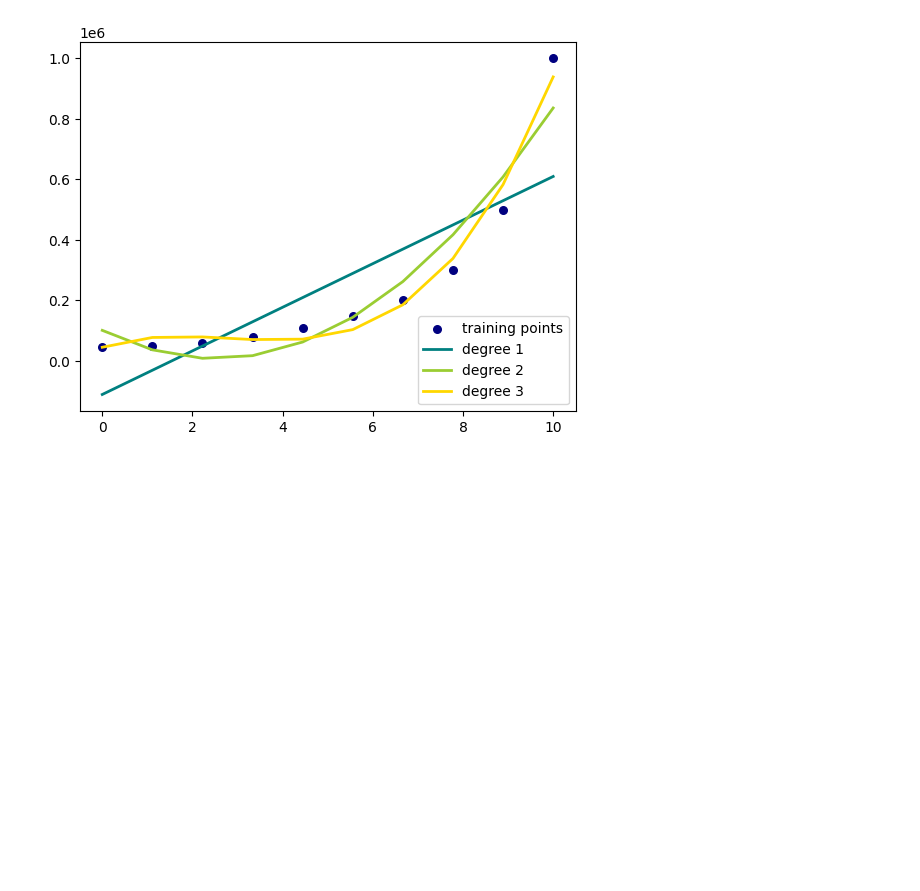
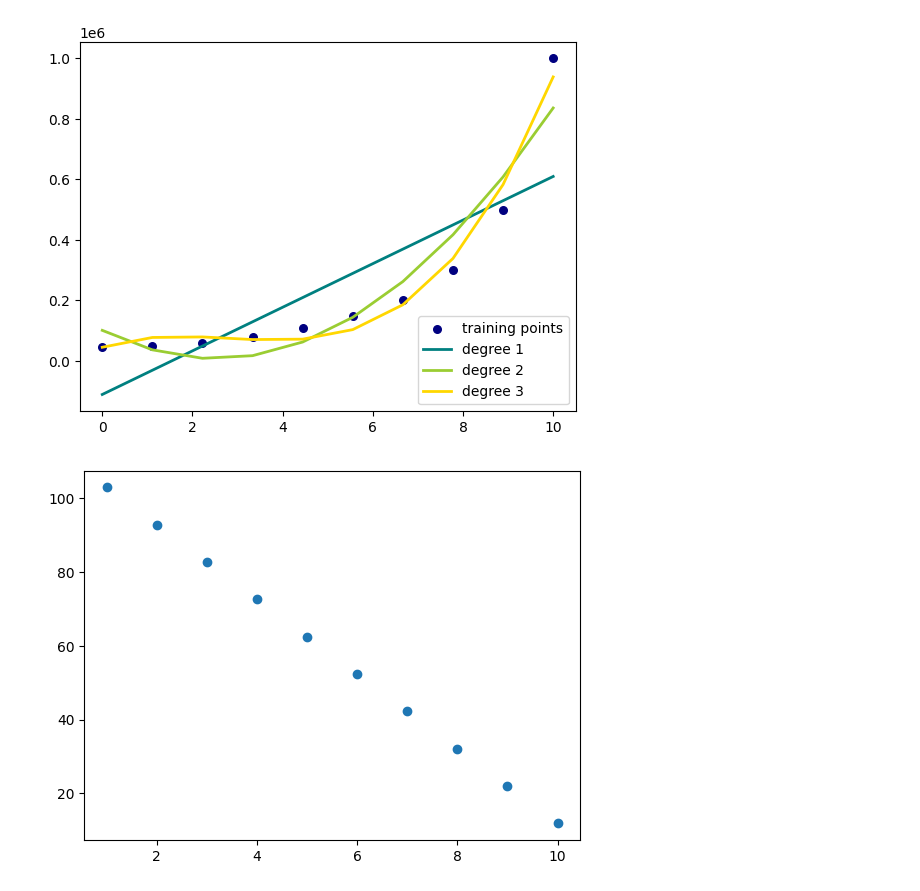
Before and after one commit to hamzagulshad/Regression, a Jupyter notebook: polynomialdegree.ipynb, the cells around one changed output. Cells and saved outputs as stored; diff of their text form; code cells hidden in the pictures; blank space fills up the shorter version.

```diff
--- a/polynomialdegree.ipynb
+++ b/polynomialdegree.ipynb
@@ -26,0 +30,10 @@ plt.show()
+# %%
+#how to draw a line in plot
+x=[1,2,3,4,5,6,7,8,9,10]
+y=[100,90,85,76,63,52,48,30,20,10]
+model = np.poly1d(np.polyfit(x, y, 1))
+line = np.linspace(1, 10, 10)
+plt.scatter(line,model(line))
+plt.show()
+# %% [output]
+[figure, added]
```
Also changed, not shown: parts of 2 cells of this notebook.
